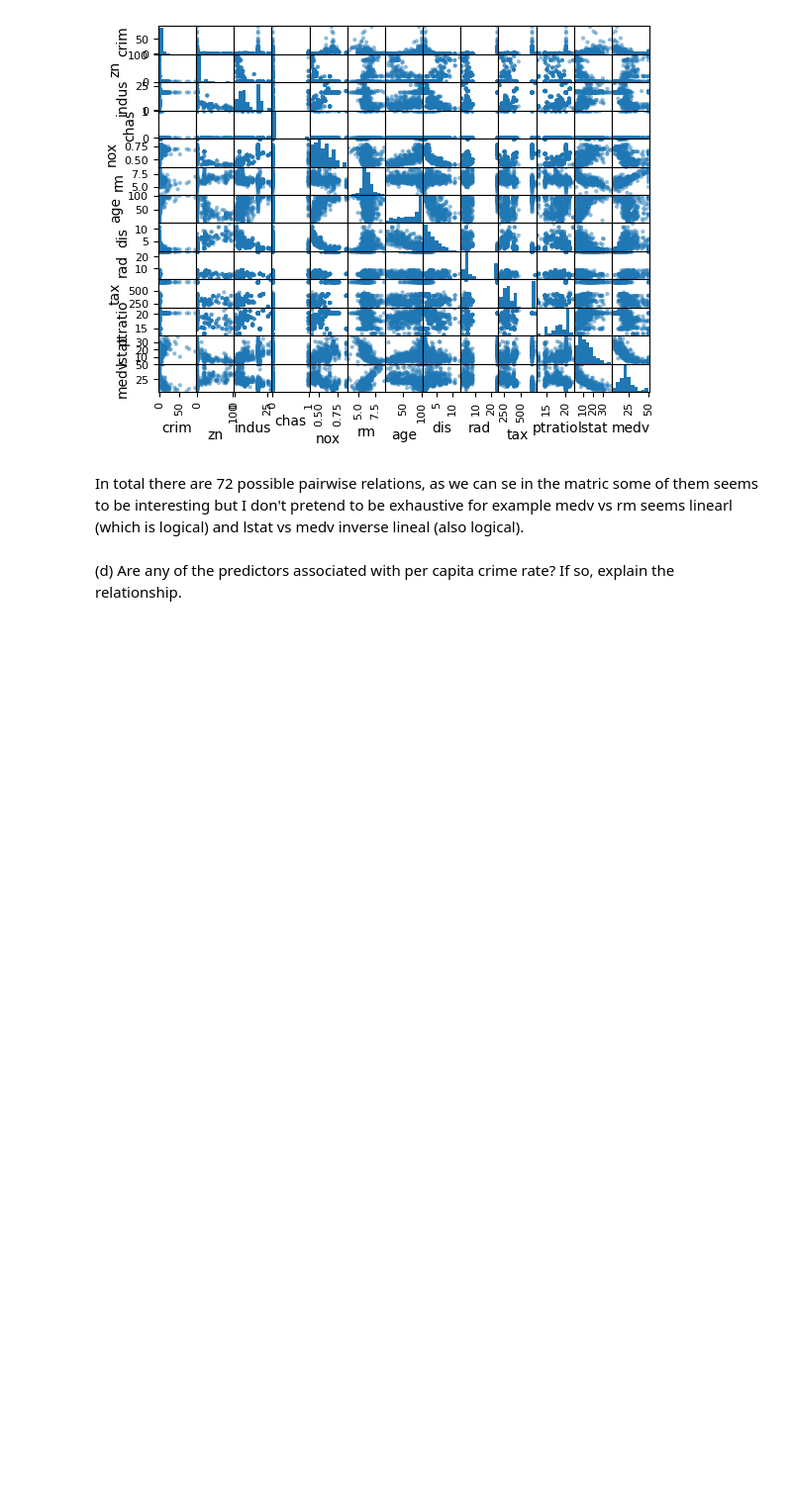
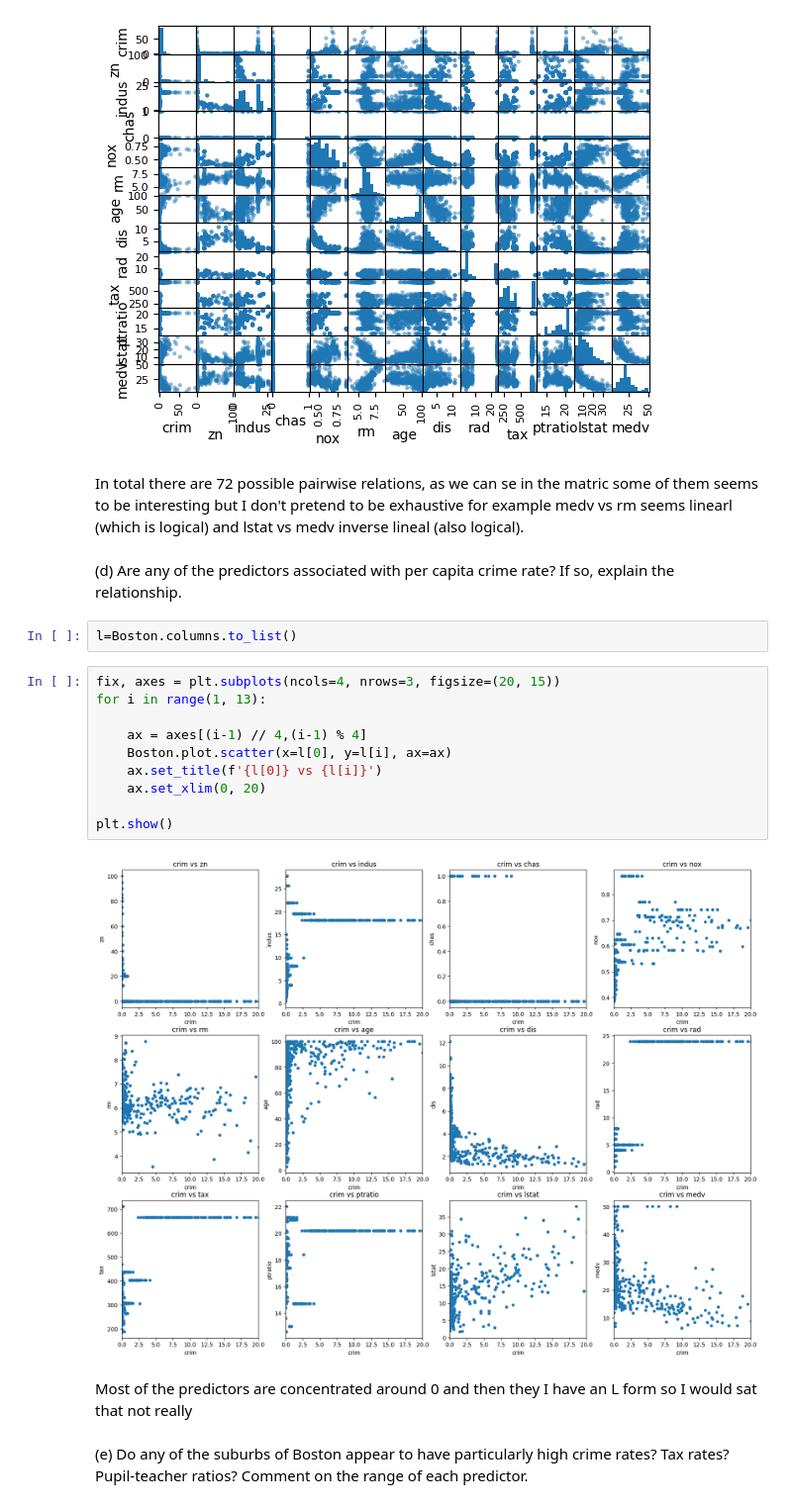
Before and after one commit to hinojosaad/islp, a Jupyter notebook: Chapter2/ch2.ipynb, the cells around one changed output. Shown at 99% size. Cells and saved outputs as stored; diff of their text form; blank space fills up the shorter version.

```diff
--- a/Chapter2/ch2.ipynb
+++ b/Chapter2/ch2.ipynb
@@ -375,3 +375,23 @@ In total there are 72 possible pairwise relations, as we can se in the matric so
 # %% [markdown]
 (d) Are any of the predictors associated with per capita crime rate?
 If so, explain the relationship.
+# %%
+l=Boston.columns.to_list()
+# %%
+fix, axes = plt.subplots(ncols=4, nrows=3, figsize=(20, 15))
+for i in range(1, 13):
+
+    ax = axes[(i-1) // 4,(i-1) % 4]
+    Boston.plot.scatter(x=l[0], y=l[i], ax=ax)
+    ax.set_title(f'{l[0]} vs {l[i]}')
+    ax.set_xlim(0, 20)
+
+plt.show()
+# %% [output]
+[figure, added]
+# %% [markdown]
+Most of the predictors are concentrated around 0 and then they I have an L form so I would sat that not really
+# %% [markdown]
+(e) Do any of the suburbs of Boston appear to have particularly
+high crime rates? Tax rates? Pupil-teacher ratios? Comment on
+the range of each predictor.
```
Also changed, not shown: parts of 10 cells of this notebook.
